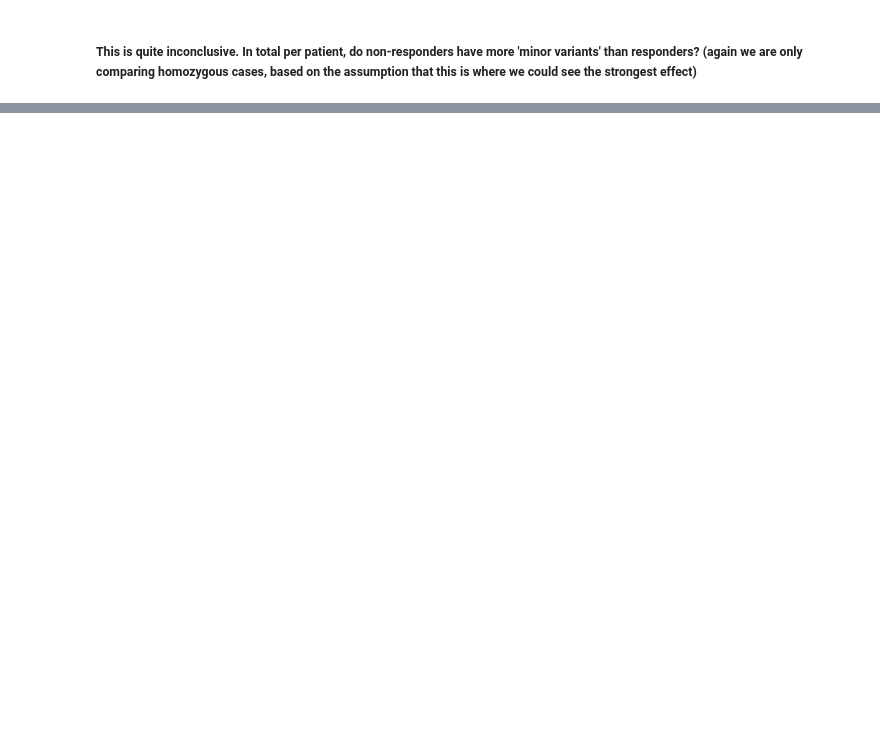
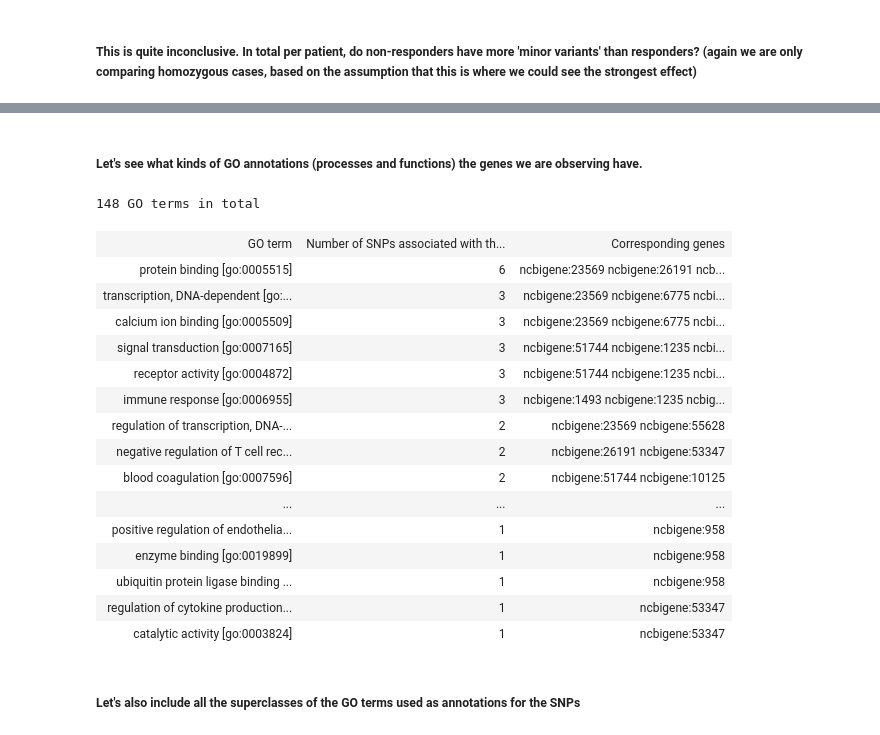
Before and after one commit to matthias-samwald/ipython, a Jupyter notebook: py/rheumatoid-arthritis.ipynb, the cells around one changed output, grey strips where cells are left out. Cells and saved outputs as stored; diff of their text form; code cells hidden in the pictures; blank space fills up the shorter version.

Commit message:
Added further analyses, including GO annotation analyses

```diff
--- a/py/rheumatoid-arthritis.ipynb
+++ b/py/rheumatoid-arthritis.ipynb
@@ -334,0 +369,45 @@ There are 1486 persons with non_responder status false with a population-wide to
+# %% [markdown]
+##### Let's see what kinds of GO annotations (processes and functions) the genes we are observing have.
+# %%
+q = '''\
+SELECT ?go_term_label (COUNT(DISTINCT ?snp) as ?snp_count) (GROUP_CONCAT(DISTINCT ?gene_id) as ?gene_id_concat) {
+    ?snp a <http://bio2rdf.org/dbsnp_vocabulary:snp> ;
+        <http://bio2rdf.org/dbsnp_vocabulary:maps-to> ?gene .
+    ?gene a <http://bio2rdf.org/ncbigene_vocabulary:Resource> ;
+        <http://purl.org/dc/terms/identifier> ?gene_id ;
+        ncbigene:process | ncbigene:function ?go_term .
+    ?go_term rdfs:label ?go_term_label .
+}
+GROUP BY ?go_term_label
+ORDER BY DESC(?snp_count)
+'''
+
+count = 0
+table = ListTable()
+table.append(['GO term', 'Number of SNPs associated with this term', 'Corresponding genes'])
+for row in g.query(q):
+    table.append([row.go_term_label, row.snp_count, row.gene_id_concat])
+    count += 1
+
+print(count, 'GO terms in total')
+display(table)
+# %% [output]
+148 GO terms in total
+| GO term | Number of SNPs associated with th... | Corresponding genes |
+| protein binding [go:0005515] | 6 | ncbigene:23569 ncbigene:26191 ncb... |
+| transcription, DNA-dependent [go:... | 3 | ncbigene:23569 ncbigene:6775 ncbi... |
+| calcium ion binding [go:0005509] | 3 | ncbigene:23569 ncbigene:6775 ncbi... |
+| signal transduction [go:0007165] | 3 | ncbigene:51744 ncbigene:1235 ncbi... |
+| receptor activity [go:0004872] | 3 | ncbigene:51744 ncbigene:1235 ncbi... |
+| immune response [go:0006955] | 3 | ncbigene:1493 ncbigene:1235 ncbig... |
+| regulation of transcription, DNA-... | 2 | ncbigene:23569 ncbigene:55628 |
+| negative regulation of T cell rec... | 2 | ncbigene:26191 ncbigene:53347 |
+| blood coagulation [go:0007596] | 2 | ncbigene:51744 ncbigene:10125 |
+| ... | ... | ... |
+| positive regulation of endothelia... | 1 | ncbigene:958 |
+| enzyme binding [go:0019899] | 1 | ncbigene:958 |
+| ubiquitin protein ligase binding ... | 1 | ncbigene:958 |
+| regulation of cytokine production... | 1 | ncbigene:53347 |
+| catalytic activity [go:0003824] | 1 | ncbigene:53347 |
+# %% [markdown]
+##### Let's also include all the superclasses of the GO terms used as annotations for the SNPs
```
Also changed, not shown: parts of 28 cells of this notebook.
